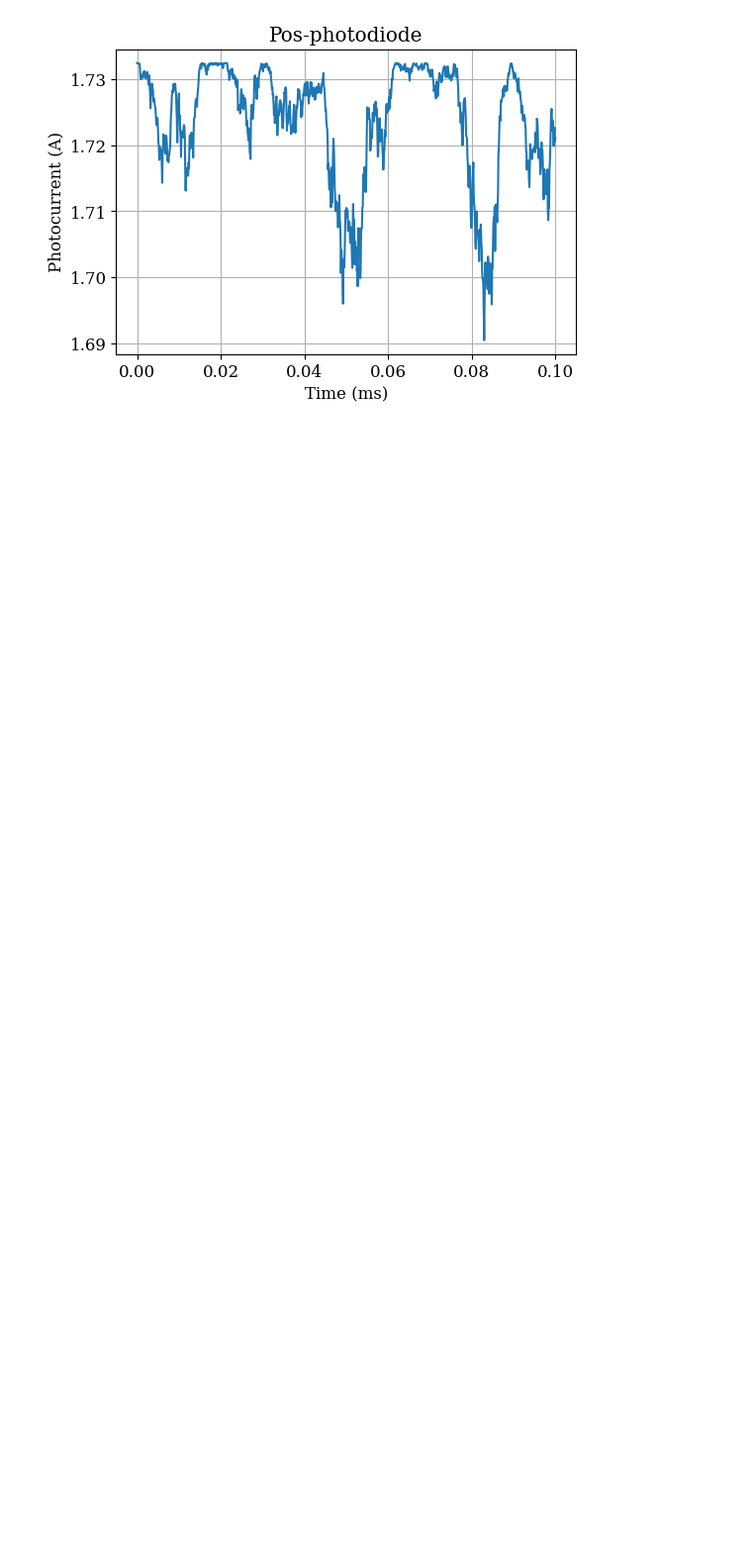
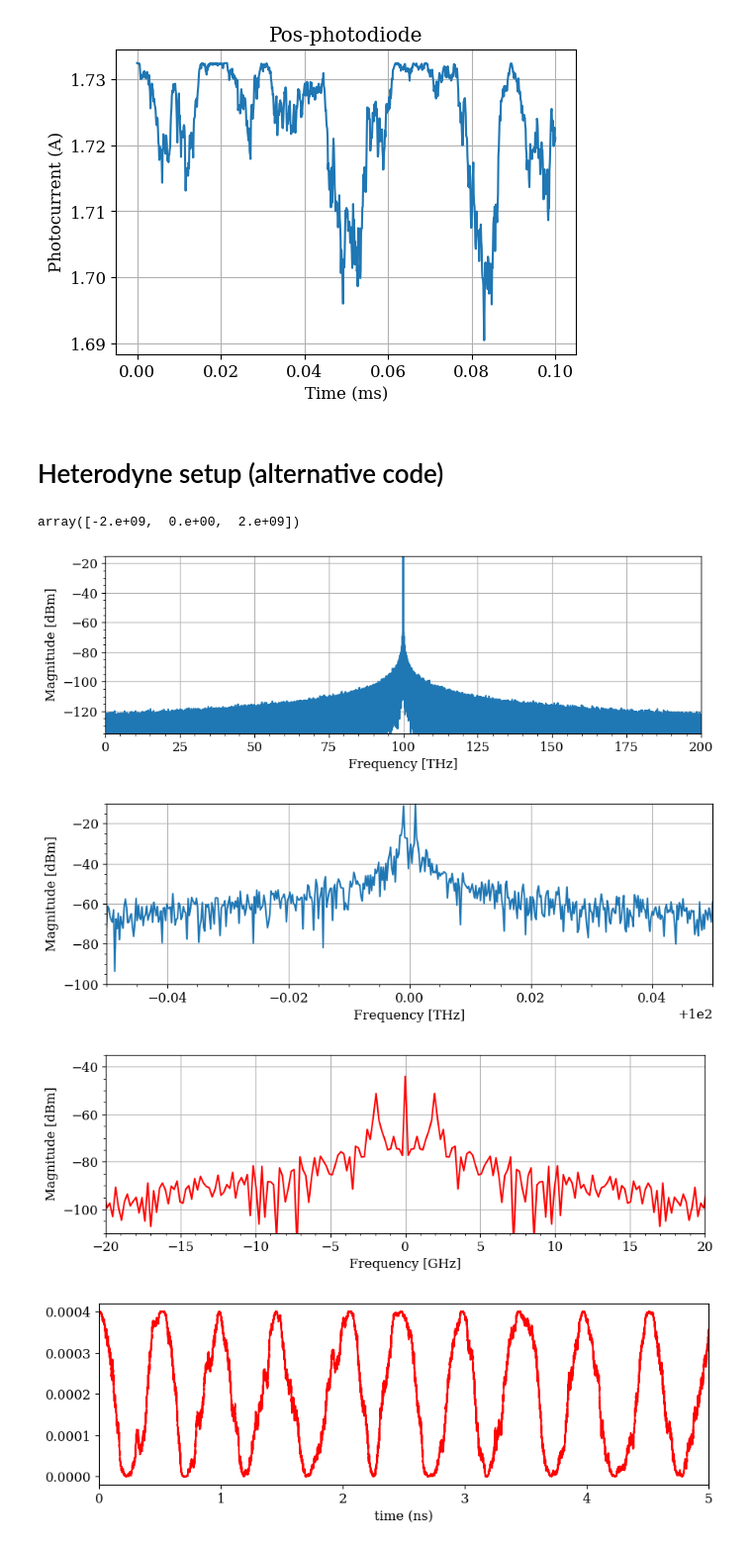
Before and after one commit to CaioRodrigues200/Laser-Study, a Jupyter notebook: Heterodyne_setup.ipynb, the cells around one changed output. Shown: that part at 99% size. Cells and saved outputs as stored; diff of their text form; code cells hidden in the pictures; blank space fills up the shorter version.

```diff
--- a/Heterodyne_setup.ipynb
+++ b/Heterodyne_setup.ipynb
@@ -73,3 +89,5 @@ plt.title('Pos-photodiode')
 plt.grid()
 # %% [output]
 [figure]
+# %% [markdown]
+# Heterodyne setup (alternative code)
@@ -75,0 +127,62 @@ plt.grid()
+# %%
+np.arange(-np.floor(paramTx.Nch / 2), np.floor(paramTx.Nch / 2) + 1, 1) * paramTx.freqSpac
+# %% [output]
+array([-2.e+09,  0.e+00,  2.e+09])
+# %%
+freqMod = 100e12
+modulatedSig = sigTxWDM[:,0]*np.exp(1j * 2 * np.pi * (freqMod/Fs) * t)
+# %%
+plt.rcParams["figure.figsize"] = (10,3)
+
+freqs, ZX = get_spectrum(modulatedSig, Fs, 0)
+
+yMin = -70
+yMax = ZX.max() + 10
+_,ax = plt.subplots(1)
+ax.plot( 1e-12*(c/freqs), ZX, label="X Pol.")
+ax.set_ylim([yMin, yMax])
+ax.set_xlabel("Frequency [THz]")
+ax.set_ylabel("Magnitude [dBm]")
+ax.minorticks_on()
+ax.grid(True)
+ax.set_xlim([0,200])
+ax.set_ylim([-135,-15])
+
+yMin = -70
+yMax = ZX.max() + 10
+_,ax = plt.subplots(1)
+ax.plot( 1e-12*(c/freqs), ZX, label="X Pol.")
+ax.set_ylim([yMin, yMax])
+ax.set_xlabel("Frequency [THz]")
+ax.set_ylabel("Magnitude [dBm]")
+ax.minorticks_on()
+ax.grid(True)
+ax.set_xlim([99.95,100.05])
+ax.set_ylim([-100,-10])
+
+sigTxPosPhoto = photodiode(modulatedSig)
+
+freqs, ZX = get_spectrum(sigTxPosPhoto, Fs, 0)
+yMin = -70
+yMax = ZX.max() + 10
+_,ax = plt.subplots(1)
+ax.plot( 1e-9*(c/freqs), ZX, label="X Pol.", color='red')
+ax.set_ylim([yMin, yMax])
+ax.set_xlabel("Frequency [GHz]")
+ax.set_ylabel("Magnitude [dBm]")
+ax.minorticks_on()
+ax.grid(True)
+ax.set_xlim([-20,20])
+ax.set_ylim([-110,-35])
+
+plt.figure(figsize=(10,3))
+plt.plot(1e9*t/Fs,sigTxPosPhoto, color='red')
+plt.xlabel('time (ns)')
+plt.xlim(0,5)
+
+plt.rcParams["figure.figsize"] = (8,6)
+# %% [output]
+[figure, added]
+[figure, added]
+[figure, added]
+[figure, added]
```
Also changed, not shown: parts of 3 cells of this notebook.
